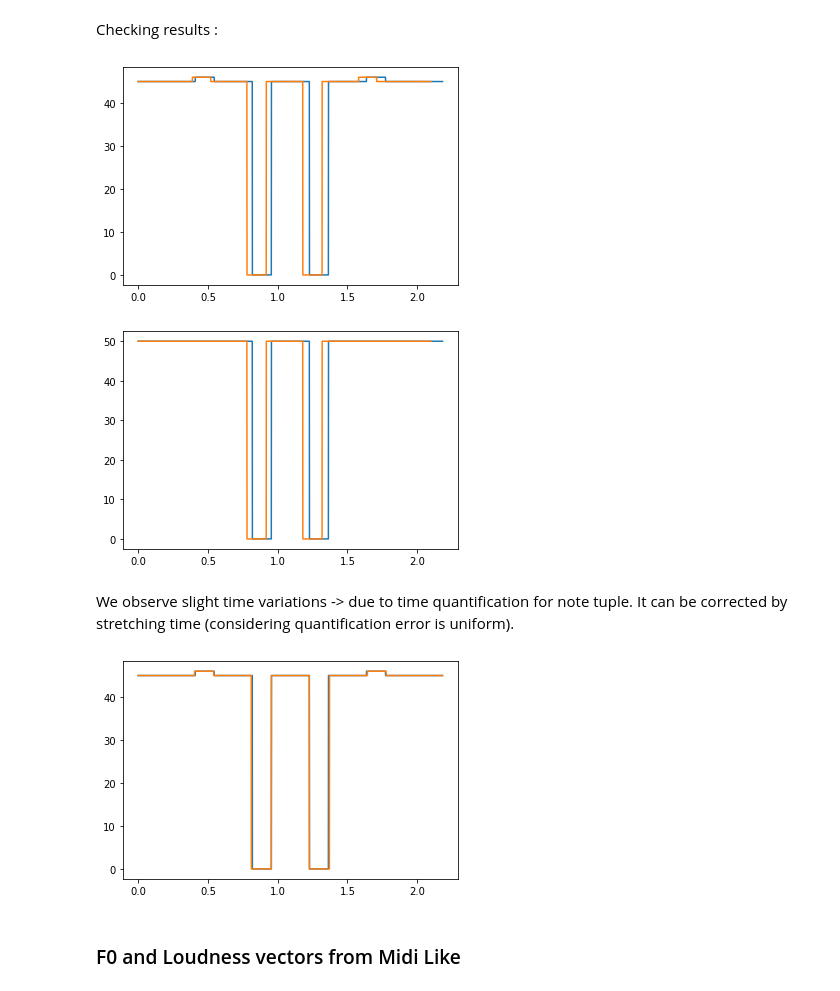
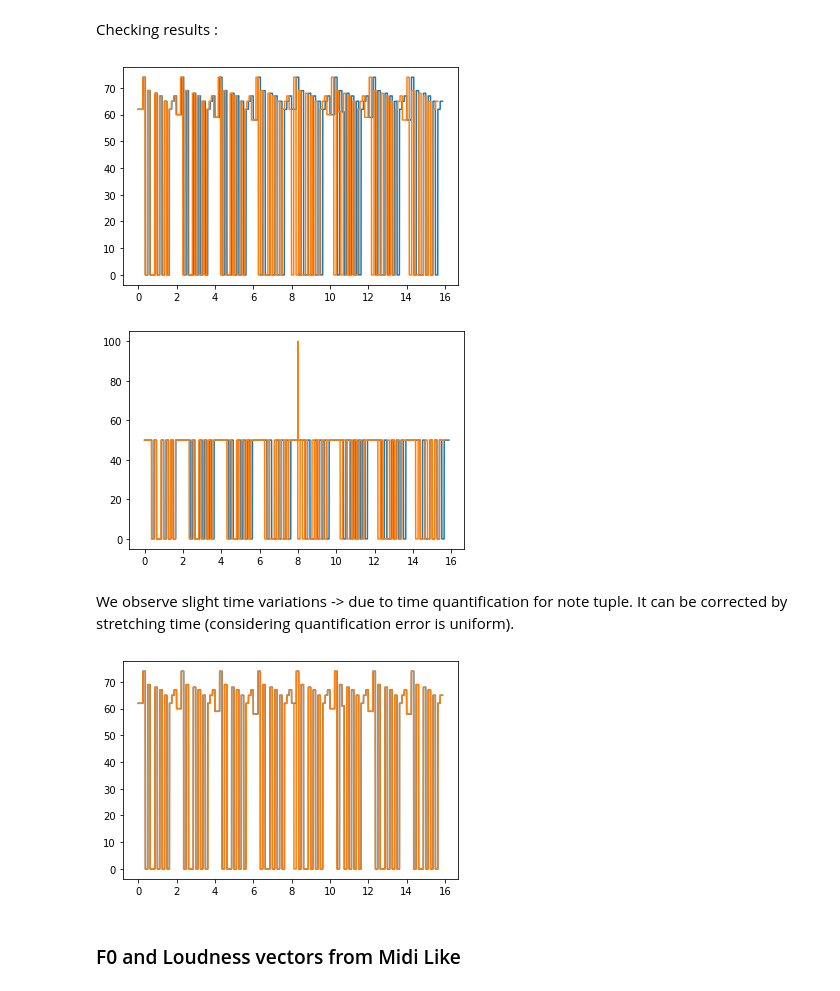
Before and after one commit to gle-bellier/internship-expressive-DDSP, a Jupyter notebook: converter.ipynb, the cells around one changed output. Cells and saved outputs as stored; diff of their text form; code cells hidden in the pictures.

Commit message:
Test LSTM on arpege (time sequence)

```diff
--- a/converter.ipynb
+++ b/converter.ipynb
@@ -21,7 +16,7 @@ Import of 'jit' requested from: 'numba.decorators', please update to use 'numba.
 ## Midi to Midi-Like
 Midi file used:
 # %%
-midi_file = "monophonic-and-pauses.mid"
+midi_file = "arpege.mid" #"monophonic-and-pauses.mid"
 path = "midi-files-test/"
 path_save = "generated-midi-files/"
 # %%
@@ -127,25 +125,25 @@ Checking results :
 # %%
 midi_data = pm.PrettyMIDI(path + midi_file)
 v1 = Visualizer(midi_data)
 midi_data = pm.PrettyMIDI(path_save + midi_file[:-4]+"_note_tuple.mid")
 v2 = Visualizer(midi_data)
 
 
 
-t1, p1, l1 = v1.get_time_f0_loudness()
-t2, p2, l2 = v2.get_time_f0_loudness()
+t1, p1, l1 = v1.get_f0_loudness_time()
+t2, p2, l2 = v2.get_f0_loudness_time()
 
-plt.plot(t1, p1[0], label = "original")
-plt.plot(t2, p2[0], label = "reconstruct")
+plt.plot(t1, p1, label = "original")
+plt.plot(t2, p2, label = "reconstruct")
 plt.show()
 # %% [output]
-[figure, old version]
+[figure, new version]
 # %%
-plt.plot(t1, l1[0], label = "original")
-plt.plot(t2, l2[0], label = "reconstruct")
+plt.plot(t1, l1, label = "original")
+plt.plot(t2, l2, label = "reconstruct")
 plt.show()
 # %% [output]
-[figure, old version]
+[figure, new version]
 # %% [markdown]
 We observe slight time variations -> due to time quantification for note tuple.
 It can be corrected by stretching time (considering quantification error is uniform).
@@ -153,11 +151,11 @@ It can be corrected by stretching time (considering quantification error is unif
 ratio = t1[-1]/t2[-1]
 t_reconst_adapt = t2 *ratio
 
-plt.plot(t1, p1[0], label = "original")
-plt.plot(t_reconst_adapt, p2[0], label = "reconstruct")
+plt.plot(t1, p1, label = "original")
+plt.plot(t_reconst_adapt, p2, label = "reconstruct")
 plt.show()
 # %% [output]
-[figure, old version]
+[figure, new version]
 # %% [markdown]
 ### F0 and Loudness vectors from Midi Like
 # %%
```
Also changed, not shown: parts of 18 cells of this notebook, 10 other files.
